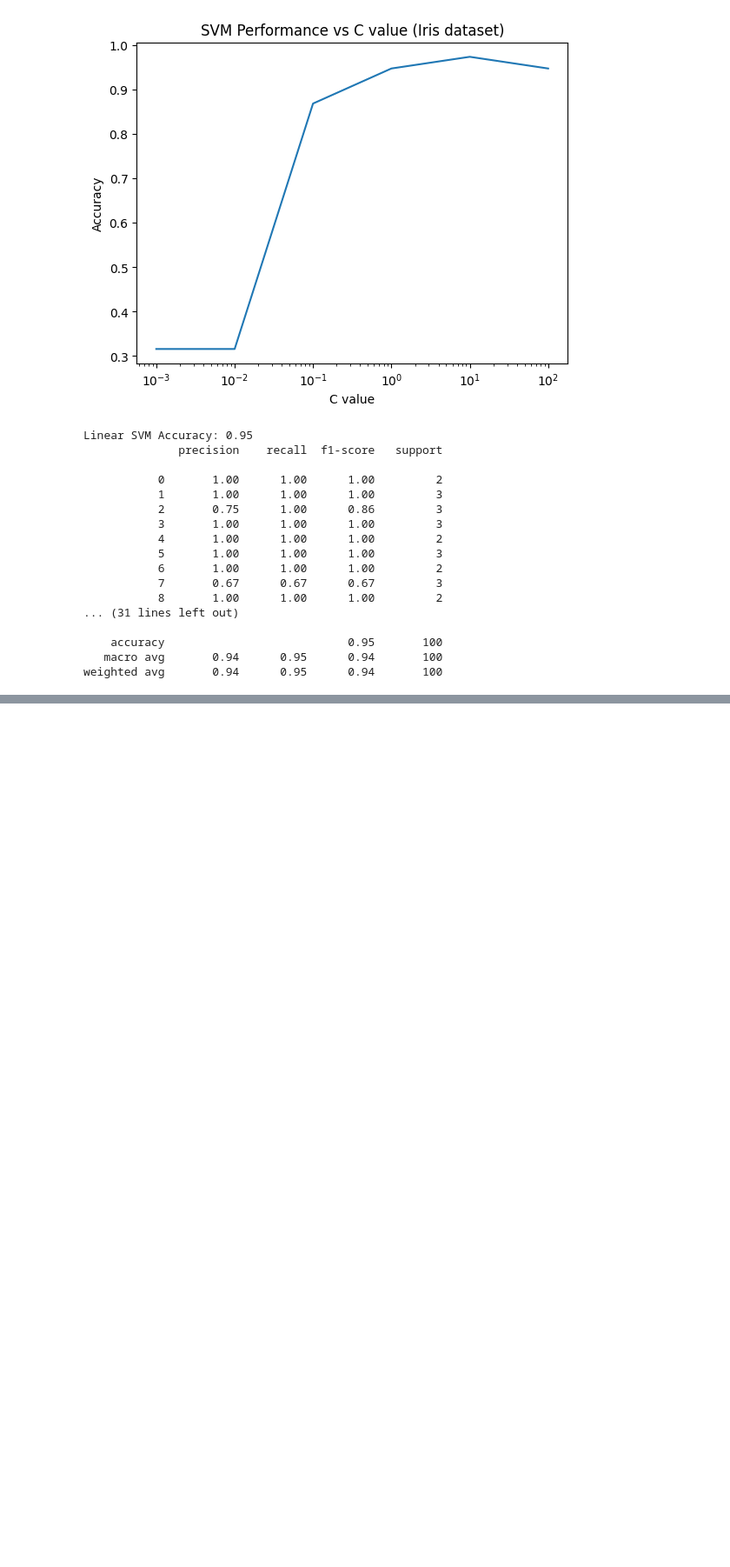
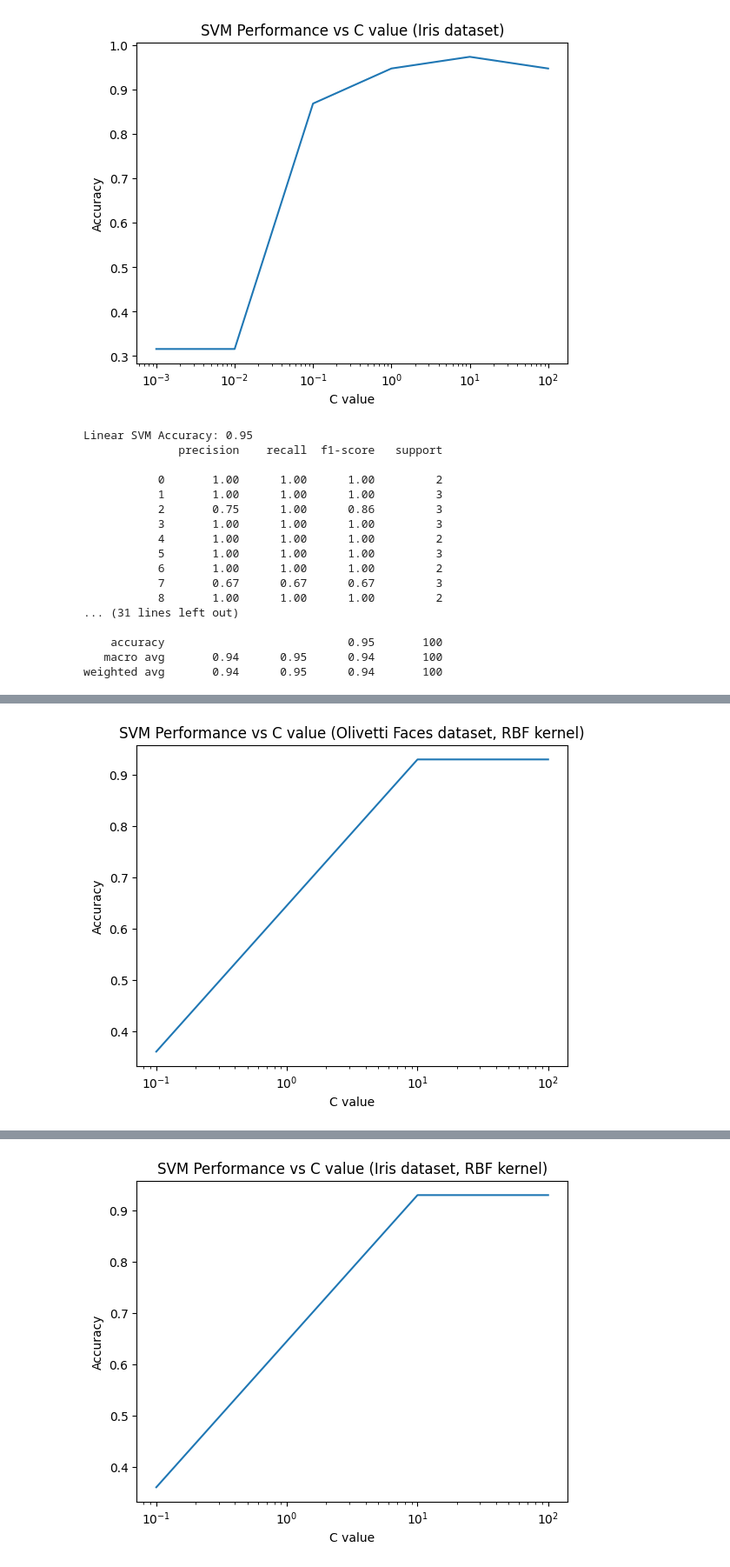
Before and after one commit to Yuito-K/risawa, a Jupyter notebook: SVM_exercise.ipynb, the cells around one changed output, grey strips where cells are left out. Shown at 87% size. Drawn from its saved outputs; the diff is of its cells as text; code cells hidden in the pictures; blank space fills up the shorter version.

```diff
--- a/SVM_exercise.ipynb
+++ b/SVM_exercise.ipynb
@@ -267,30 +267,63 @@ Linear SVM Confusion Matrix:
 # %%
-# prompt: 正則化パラメータ C の値を [0.1, 10, 100] と変えて，モデルの性能がどのように変化するか分析します。
+# prompt: RBFカーネルを用いて正則化パラメータ C の値を [0.1, 10, 100] と変えて，モデルの性能がどのように変化するか分析
 
 import matplotlib.pyplot as plt
-# Cの値を変更してRBFカーネルの性能を分析
-C_values_analysis = [0.1, 10, 100]
-accuracies_analysis = []
+# Olivetti Faces データセットを用いたRBFカーネルのC値による影響分析
+print("--- Olivetti Faces dataset ---")
+C_values_olivetti = [0.1, 10, 100]
+accuracies_olivetti = []
 
-print("\n--- Analyzing the effect of C on RBF Kernel Performance ---")
-for C in C_values_analysis:
-    svm = SVC(kernel='rbf', C=C)
-    svm.fit(X_train_scaled, y_train)
-    y_pred = svm.predict(X_test_scaled)
-    score = accuracy_score(y_test, y_pred)
+for C in C_values_olivetti:
+    # RBFカーネルを指定してSVCを初期化
+    svm_rbf_olivetti = SVC(kernel='rbf', C=C, gamma='scale')
+
+    # 訓練データでモデルを学習
+    svm_rbf_olivetti.fit(X_train_scaled, y_train)
+
+    # テストデータで予測
+    y_pred_rbf_olivetti = svm_rbf_olivetti.predict(X_test_scaled)
+
+    # モデルの評価
+    score = accuracy_score(y_test, y_pred_rbf_olivetti)
     print(f"C: {C}, Accuracy: {score:.2f}")
-    accuracies_analysis.append(score)
+    accuracies_olivetti.append(score)
 
-# 結果の分析
-print("\n--- Analysis Results ---")
-for i, C in enumerate(C_values_analysis):
-    print(f"C = {C}: Accuracy = {accuracies_analysis[i]:.2f}")
+# 可視化
+plt.plot(C_values_olivetti, accuracies_olivetti)
+plt.xscale('log')
+plt.xlabel('C value')
+plt.ylabel('Accuracy')
+plt.title('SVM Performance vs C value (Olivetti Faces dataset, RBF kernel)')
+plt.show()
 
-# 必要に応じて、ここで可視化を追加することもできます
-# plt.plot(C_values_analysis, accuracies_analysis)
-# plt.xscale('log')
-# plt.xlabel('C value')
-# plt.ylabel('Accuracy')
-# plt.title('SVM Performance vs C value (Olivetti Faces dataset, RBF Kernel)')
-# plt.show()
+# Iris データセットを用いたRBFカーネルのC値による影響分析
+print("\n--- Iris dataset ---")
+C_values_iris = [0.1, 10, 100]
+accuracies_iris = []
+
+# Irisデータセットの準備（既に前処理済み）
+# X_train_scaled, X_test_scaled, y_train, y_test は前の方で計算されています
+
+for C in C_values_iris:
+    # RBFカーネルを指定してSVCを初期化
+    svm_rbf_iris = SVC(kernel='rbf', C=C, gamma='scale')
+
+    # 訓練データでモデルを学習
+    svm_rbf_iris.fit(X_train_scaled, y_train)
+
+    # テストデータで予測
+    y_pred_rbf_iris = svm_rbf_iris.predict(X_test_scaled)
+
+    # モデルの評価
+    score = accuracy_score(y_test, y_pred_rbf_iris)
+    print(f"C: {C}, Accuracy: {score:.2f}")
+    accuracies_iris.append(score)
+
+# 可視化
+plt.plot(C_values_iris, accuracies_iris)
+plt.xscale('log')
+plt.xlabel('C value')
+plt.ylabel('Accuracy')
+plt.title('SVM Performance vs C value (Iris dataset, RBF kernel)')
+plt.show()
 # %% [output]
@@ -305,0 +334 @@ C = 100: Accuracy = 0.93
+[figure, added]
@@ -305,0 +339 @@ C = 100: Accuracy = 0.93
+[figure, added]
```
Also changed, not shown: parts of 9 cells of this notebook.
